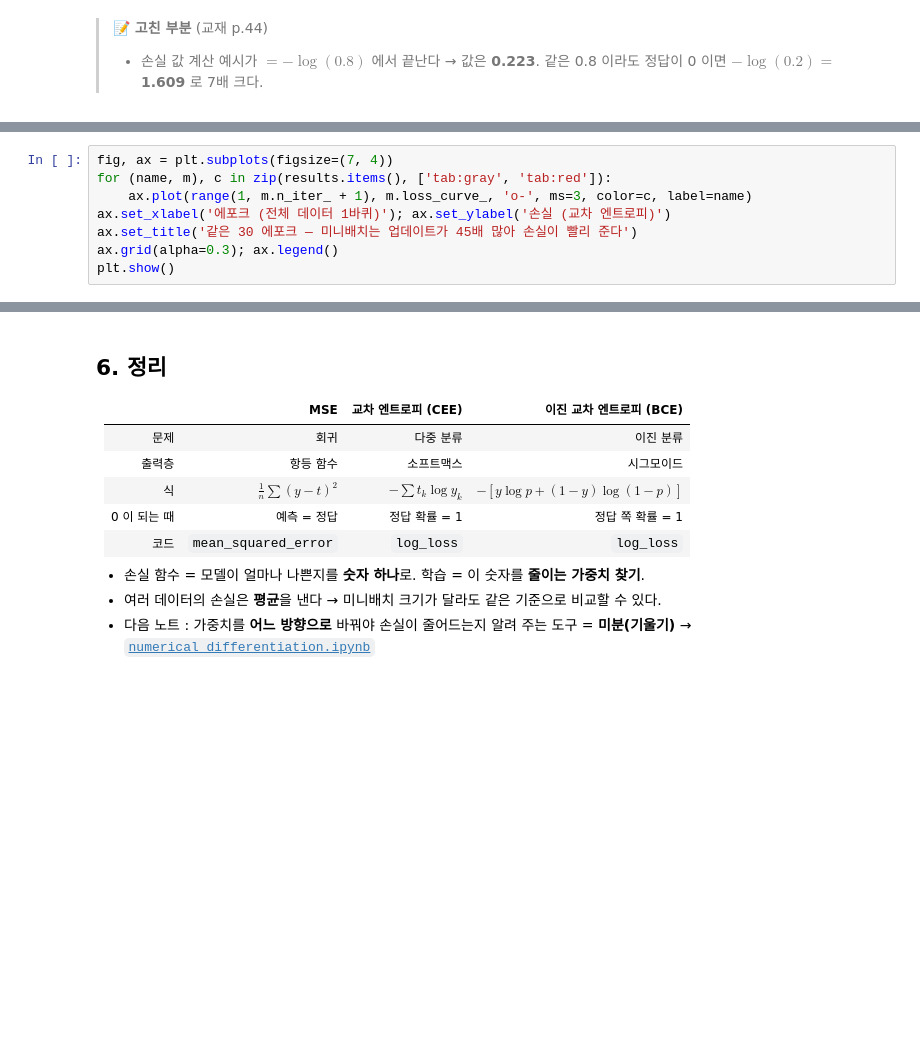
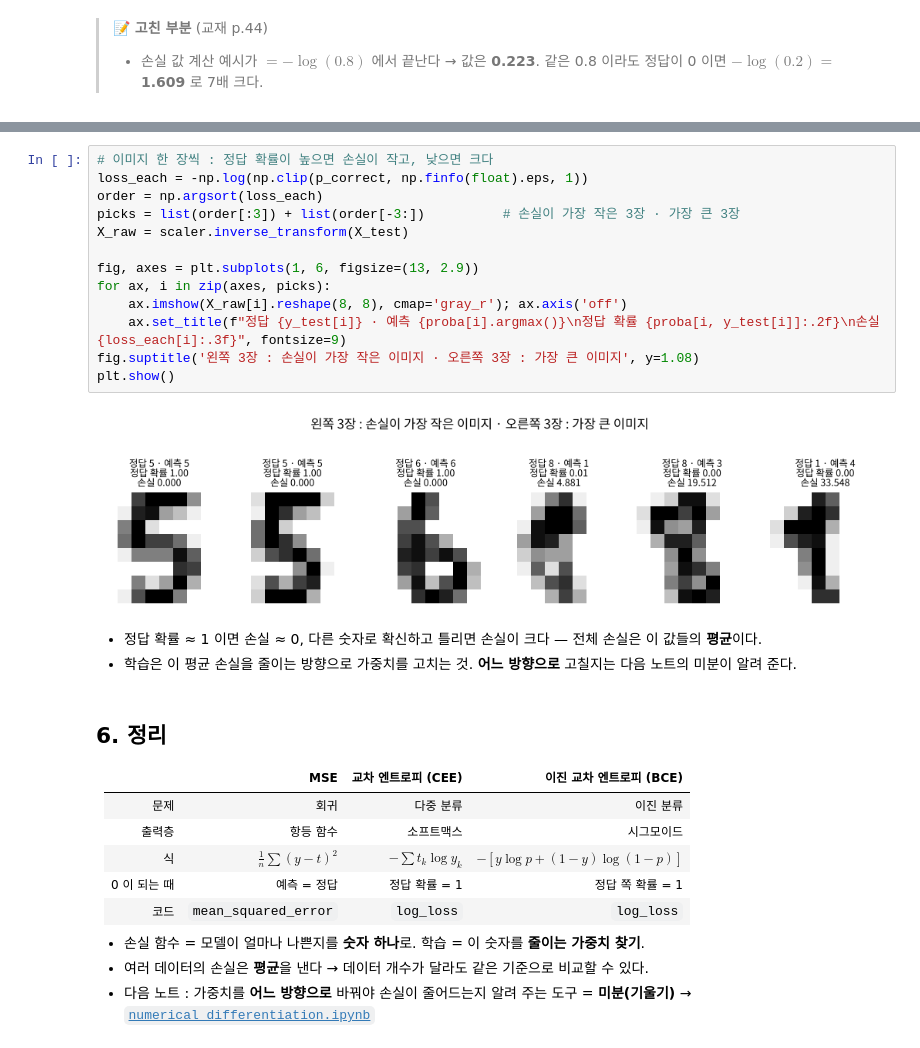
Before and after one commit to funbox-io/SK-Networks-Family-AI-37, a Jupyter notebook: days/2026-10-26/lecture/loss_functions.ipynb, the cells around one changed output, grey strips where cells are left out. Cells and saved outputs as stored; diff of their text form; blank space fills up the shorter version.

```diff
--- a/days/2026-10-26/lecture/loss_functions.ipynb
+++ b/days/2026-10-26/lecture/loss_functions.ipynb
@@ -365,8 +321,0 @@ print("직접 계산 CEE :", round(cross_entropy_error_label(proba, y_train), 4)
-# %%
-fig, ax = plt.subplots(figsize=(7, 4))
-for (name, m), c in zip(results.items(), ['tab:gray', 'tab:red']):
-    ax.plot(range(1, m.n_iter_ + 1), m.loss_curve_, 'o-', ms=3, color=c, label=name)
-ax.set_xlabel('에포크 (전체 데이터 1바퀴)'); ax.set_ylabel('손실 (교차 엔트로피)')
-ax.set_title('같은 30 에포크 — 미니배치는 업데이트가 45배 많아 손실이 빨리 준다')
-ax.grid(alpha=0.3); ax.legend()
-plt.show()
@@ -441,3 +322,21 @@ print("저장 : ./images/anim_03_minibatch.gif")
+# %%
+# 이미지 한 장씩 : 정답 확률이 높으면 손실이 작고, 낮으면 크다
+loss_each = -np.log(np.clip(p_correct, np.finfo(float).eps, 1))
+order = np.argsort(loss_each)
+picks = list(order[:3]) + list(order[-3:])          # 손실이 가장 작은 3장 · 가장 큰 3장
+X_raw = scaler.inverse_transform(X_test)
+
+fig, axes = plt.subplots(1, 6, figsize=(13, 2.9))
+for ax, i in zip(axes, picks):
+    ax.imshow(X_raw[i].reshape(8, 8), cmap='gray_r'); ax.axis('off')
+    ax.set_title(f"정답 {y_test[i]} · 예측 {proba[i].argmax()}\n정답 확률 {proba[i, y_test[i]]:.2f}\n손실 {loss_each[i]:.3f}", fontsize=9)
+fig.suptitle('왼쪽 3장 : 손실이 가장 작은 이미지 · 오른쪽 3장 : 가장 큰 이미지', y=1.08)
+plt.show()
+# %% [output]
+[figure, added]
+# %% [markdown]
+- 정답 확률 ≈ 1 이면 손실 ≈ 0, 다른 숫자로 확신하고 틀리면 손실이 크다 — 전체 손실은 이 값들의 **평균**이다.
+- 학습은 이 평균 손실을 줄이는 방향으로 가중치를 고치는 것. **어느 방향으로** 고칠지는 다음 노트의 미분이 알려 준다.
 # %% [markdown]
 ## 6. 정리
 
@@ -450,5 +349,5 @@ print("저장 : ./images/anim_03_minibatch.gif")
 | 코드 | `mean_squared_error` | `log_loss` | `log_loss` |
 
 - 손실 함수 = 모델이 얼마나 나쁜지를 **숫자 하나**로. 학습 = 이 숫자를 **줄이는 가중치 찾기**.
-- 여러 데이터의 손실은 **평균**을 낸다 → 미니배치 크기가 달라도 같은 기준으로 비교할 수 있다.
+- 여러 데이터의 손실은 **평균**을 낸다 → 데이터 개수가 달라도 같은 기준으로 비교할 수 있다.
 - 다음 노트 : 가중치를 **어느 방향으로** 바꿔야 손실이 줄어드는지 알려 주는 도구 = **미분(기울기)** → [`numerical_differentiation.ipynb`](./numerical_differentiation.ipynb)
```
Also changed, not shown: parts of 12 cells of this notebook, 6 other files.
